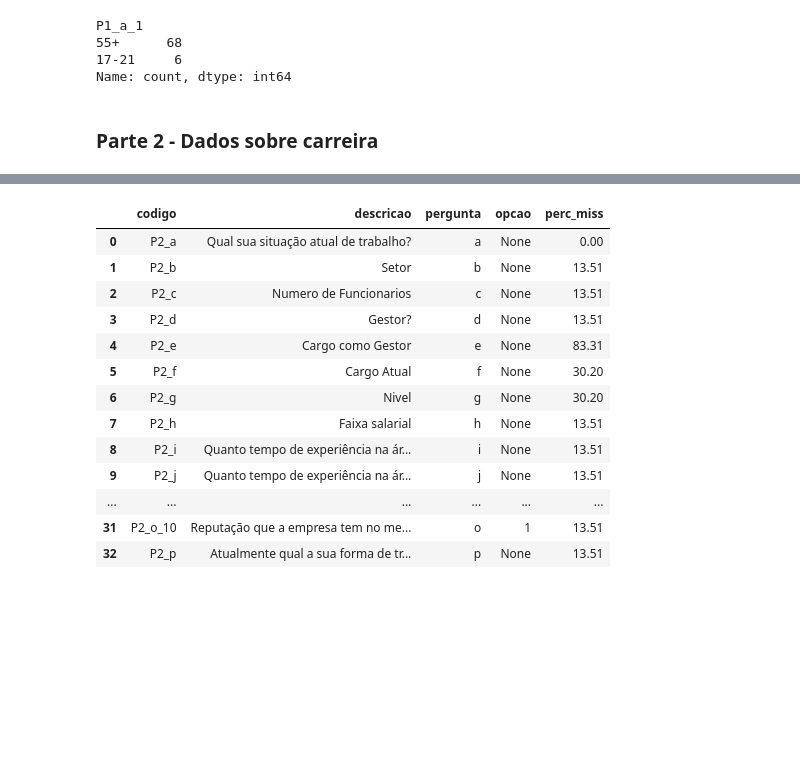
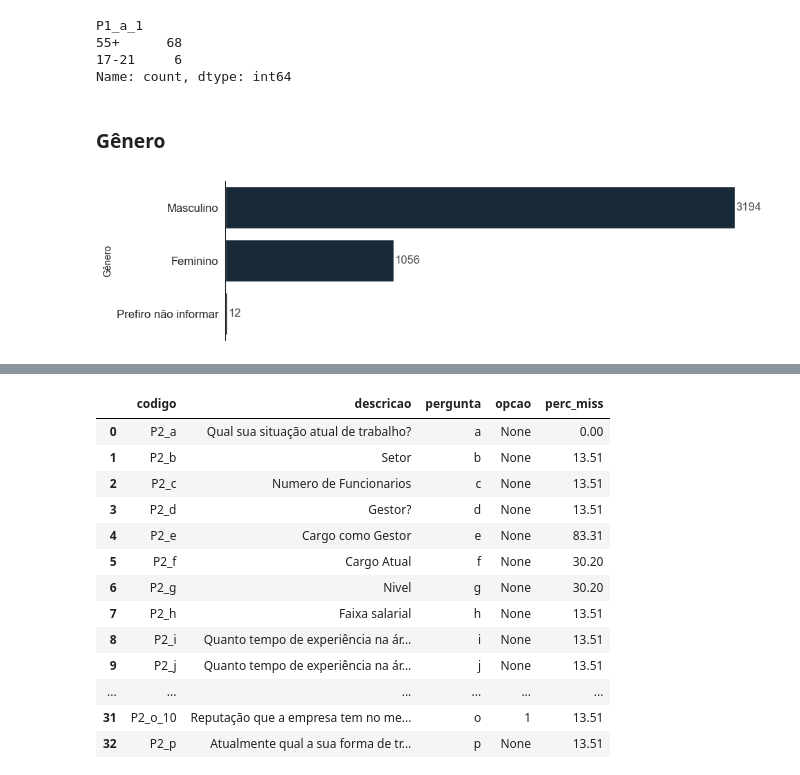
Before and after one commit to leticiafaria7/challenge-state-of-data, a Jupyter notebook: challenge-state-of-data.ipynb, the cells around one changed output, grey strips where cells are left out. Cells and saved outputs as stored; diff of their text form; code cells hidden in the pictures; blank space fills up the shorter version.

```diff
--- a/challenge-state-of-data.ipynb
+++ b/challenge-state-of-data.ipynb
@@ -262,5 +267,39 @@ P1_a_1
 Name: count, dtype: int64
 # %%
 # aparentemente, os nulos foram preenchidos ou com a menor faixa de idade ou com a maior
-# %% [markdown]
-### Parte 2 - Dados sobre carreira
+# %% [markdown]
+### Gênero
+# %%
+# parte1['P1_a_1'].value_counts().to_frame().reset_index().sort_values('P1_a_1')
+
+plt.figure(figsize = (10, 3))
+sns.set_style('white') # also 'ticks', 'darkgrid', 'whitegrid', white
+fig = sns.barplot(data = parte1['P1_b'].value_counts().to_frame().reset_index().sort_values('count', ascending = False),
+                  x = 'count',
+                  y = 'P1_b',
+                  color = '#13293d')
+
+# colocar os números no final da barra
+for i in fig.patches:
+    fig.annotate(int(i.get_width()),
+                  (i.get_width(), i.get_y() + i.get_height() / 2),
+                  ha = 'left', va = 'center', fontsize = 12,
+                  color = '#4d4d4d', xytext = (1, 0),
+                  textcoords = 'offset points')
+
+# mudar os títulos dos eixos
+fig.set_ylabel('Gênero')
+fig.set_xlabel('')
+
+# remover os números do eixo x
+fig.set_xticklabels('')
+fig.set_yticklabels(fig.get_yticklabels(), fontsize=12)
+
+# remover as bordas do gráfico
+sns.despine(bottom = True)
+
+# deixar o gráfico transparente
+# plt.gcf().set_facecolor('none')
+# plt.gca().patch.set_alpha(0)
+# %% [output]
+[figure, added]
```
Also changed, not shown: parts of 17 cells of this notebook.
